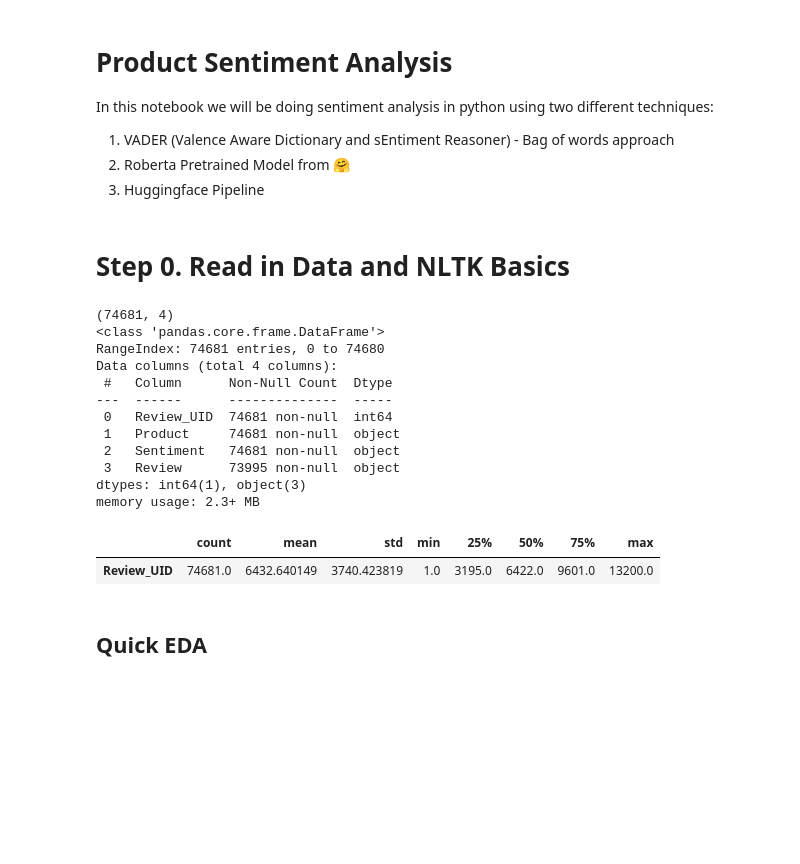
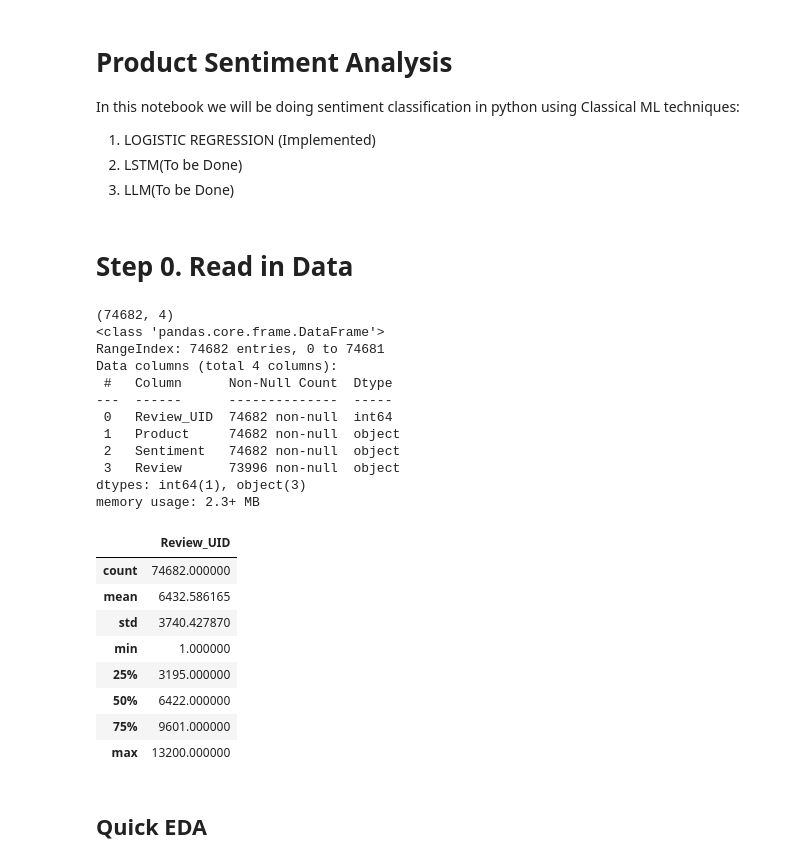
Before and after one commit to vik-rants/nlp-challenge, a Jupyter notebook: notebooks/sentiment-analysis.ipynb, the cells around one changed output. Drawn from its saved outputs; the diff is of its cells as text; code cells hidden in the pictures; blank space fills up the shorter version.

```diff
--- a/notebooks/sentiment-analysis.ipynb
+++ b/notebooks/sentiment-analysis.ipynb
@@ -2,12 +2,12 @@
 # Product Sentiment Analysis
 
 
-In this notebook we will be doing sentiment analysis in python using two different techniques:
-1. VADER (Valence Aware Dictionary and sEntiment Reasoner) - Bag of words approach
-2. Roberta Pretrained Model from 🤗
-3. Huggingface Pipeline
+In this notebook we will be doing sentiment classification in python using Classical ML techniques:
+1. LOGISTIC REGRESSION (Implemented)
+2. LSTM(To be Done)
+3. LLM(To be Done)
 # %% [markdown]
-# Step 0. Read in Data and NLTK Basics
+# Step 0. Read in Data
 # %%
 import warnings
 warnings.filterwarnings('ignore')
@@ -21,28 +21,36 @@ plt.style.use('ggplot')
 import nltk # type: ignore
 # %%
 # Read in data
-df = pd.read_csv('../data/raw/training.csv')
-df.columns = ['Review_UID', 'Product', 'Sentiment', 'Review']
+column_names = ['Review_UID', 'Product', 'Sentiment', 'Review']
+df = pd.read_csv('../data/raw/training.csv',header=None,names=column_names)
+
 print(df.shape)
 df.info()
 # %% [output]
-(74681, 4)
+(74682, 4)
 <class 'pandas.core.frame.DataFrame'>
-RangeIndex: 74681 entries, 0 to 74680
+RangeIndex: 74682 entries, 0 to 74681
 Data columns (total 4 columns):
  #   Column      Non-Null Count  Dtype
 ---  ------      --------------  -----
- 0   Review_UID  74681 non-null  int64
- 1   Product     74681 non-null  object
- 2   Sentiment   74681 non-null  object
- 3   Review      73995 non-null  object
+ 0   Review_UID  74682 non-null  int64
+ 1   Product     74682 non-null  object
+ 2   Sentiment   74682 non-null  object
+ 3   Review      73996 non-null  object
 dtypes: int64(1), object(3)
 memory usage: 2.3+ MB
 # %%
-df.describe().transpose()
+df.describe()
 # %% [output]
-|  | count | mean | std | min | 25% | 50% | 75% | max |
-| Review_UID | 74681.0 | 6432.640149 | 3740.423819 | 1.0 | 3195.0 | 6422.0 | 9601.0 | 13200.0 |
+|  | Review_UID |
+| count | 74682.000000 |
+| mean | 6432.586165 |
+| std | 3740.427870 |
+| min | 1.000000 |
+| 25% | 3195.000000 |
+| 50% | 6422.000000 |
+| 75% | 9601.000000 |
+| max | 13200.000000 |
 # %% [markdown]
 ## Quick EDA
 # %%
```
Also changed, not shown: parts of 16 cells of this notebook, 4 other files.
